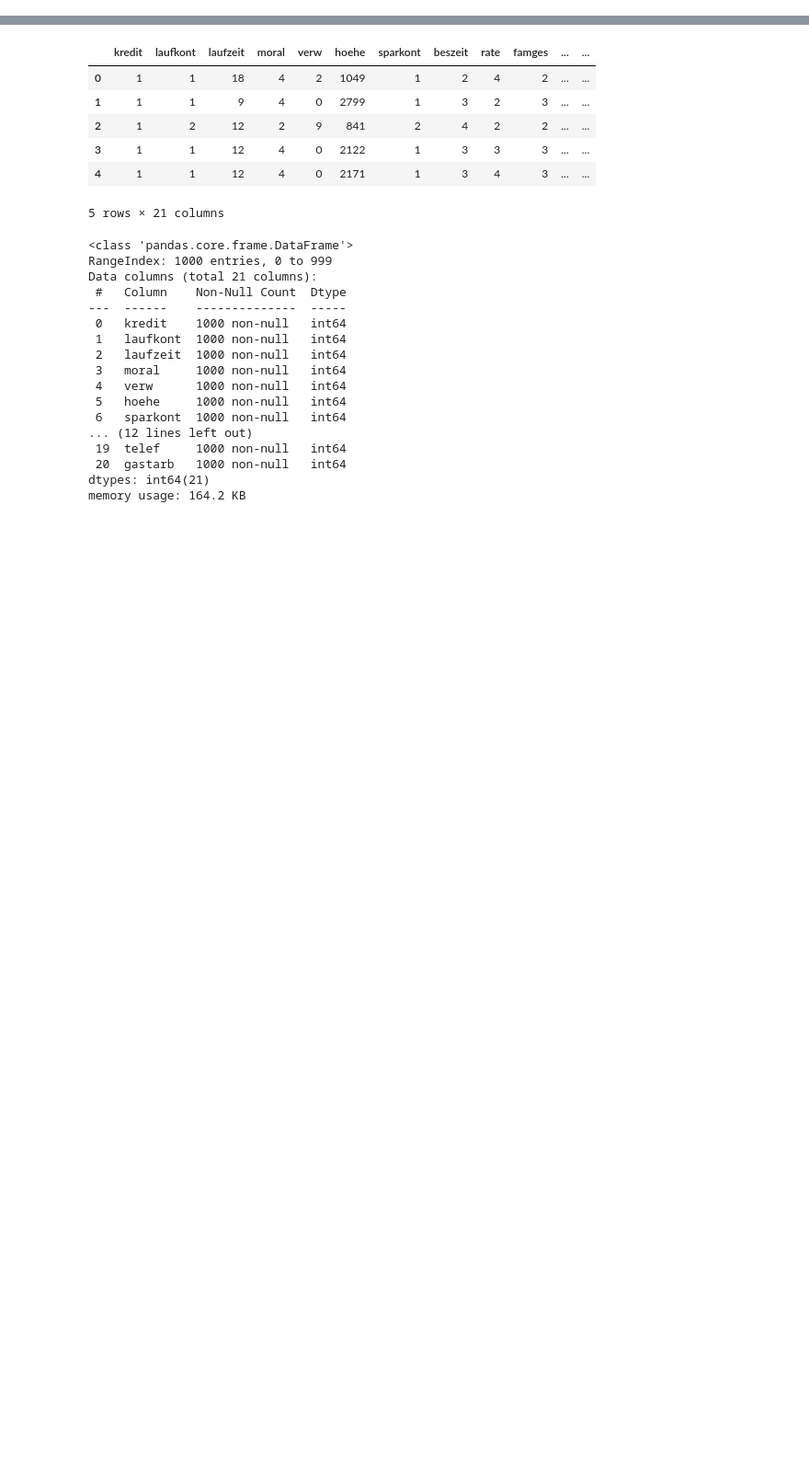
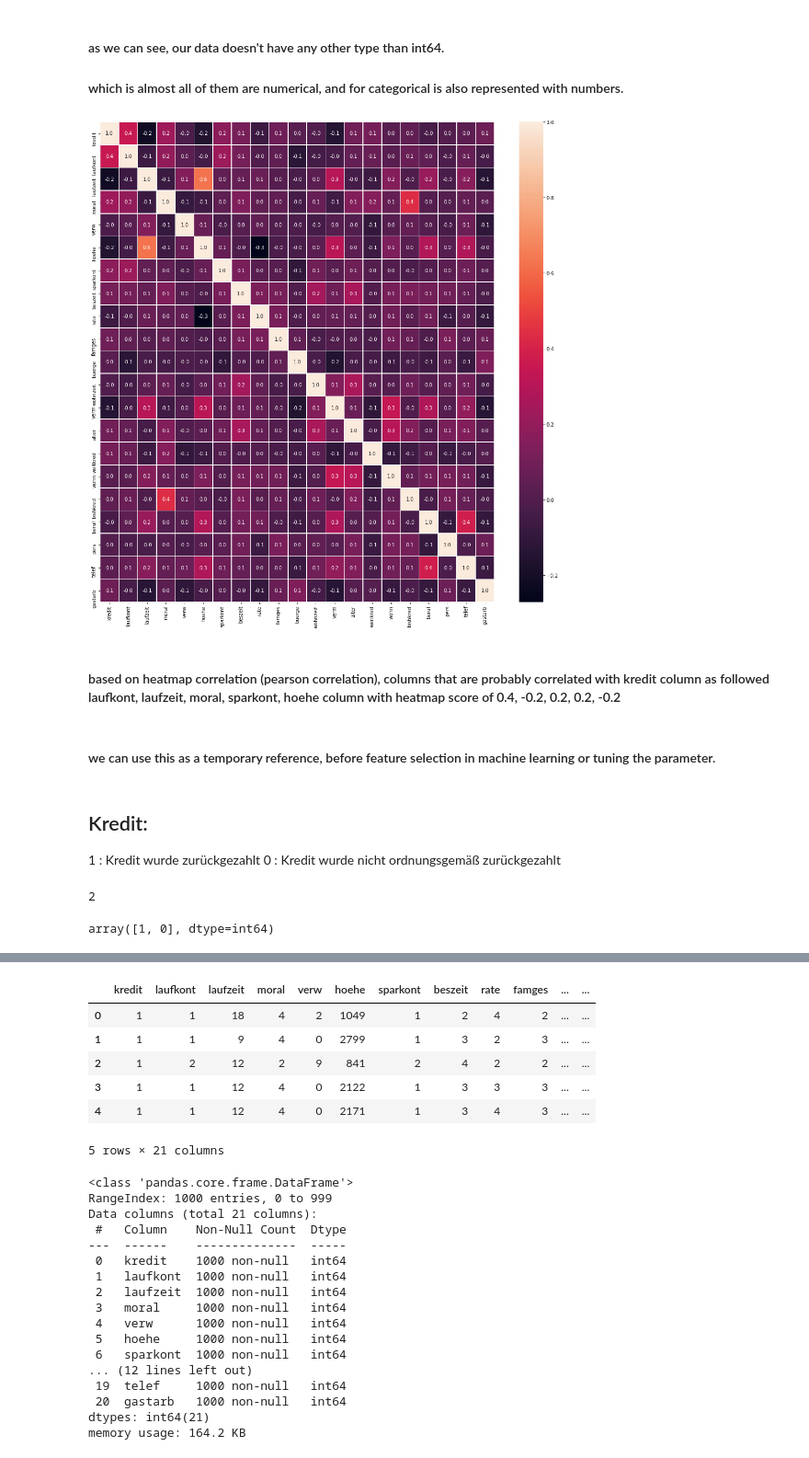
Before and after one commit to satriobhirawa/Kredit-EDA-SudDeutschland, a Jupyter notebook: KreditScoring_EDA.ipynb, the cells around one changed output, grey strips where cells are left out. Shown at 92% size. Saved outputs shown, nothing was run; the diff lists cells and outputs as text; code cells hidden in the pictures; blank space fills up the shorter version.

```diff
--- a/KreditScoring_EDA.ipynb
+++ b/KreditScoring_EDA.ipynb
@@ -19,3 +26,7 @@ import seaborn as sns
 ## cost/benefit analysis
 # %%
-dataset = pd.read_csv('kredit.csv')
+df_raw = pd.read_csv('kredit.csv')
+# %%
+# For safety reason, copy the raw file into another variable
+
+dataset = df_raw.copy(deep = True)
@@ -21,0 +94,25 @@ dataset = pd.read_csv('kredit.csv')
+# %% [markdown]
+#### as we can see, our data doesn't have any other type than int64.
+#### which is almost all of them are numerical, and for categorical is also represented with numbers.
+# %%
+f,ax = plt.subplots(figsize=(18, 18))
+sns.heatmap(dataset.corr(), annot=True, linewidths=.5, fmt= '.1f',ax=ax)
+plt.show()
+# %% [output]
+[figure, added]
+# %% [markdown]
+#### based on heatmap correlation (pearson correlation), columns that are probably correlated with kredit column as followed laufkont, laufzeit, moral, sparkont, hoehe column with heatmap score of 0.4, -0.2, 0.2, 0.2, -0.2
+# %% [markdown]
+#### we can use this as a temporary reference, before feature selection in machine learning or tuning the parameter.
+# %% [markdown]
+## Kredit:
+1 : Kredit wurde zurückgezahlt
+0 : Kredit wurde nicht ordnungsgemäß zurückgezahlt
+# %%
+dataset['kredit'].nunique()
+# %% [output]
+2
+# %%
+dataset['kredit'].unique()
+# %% [output]
+array([1, 0], dtype=int64)
```
Also changed, not shown: parts of 86 cells of this notebook.
